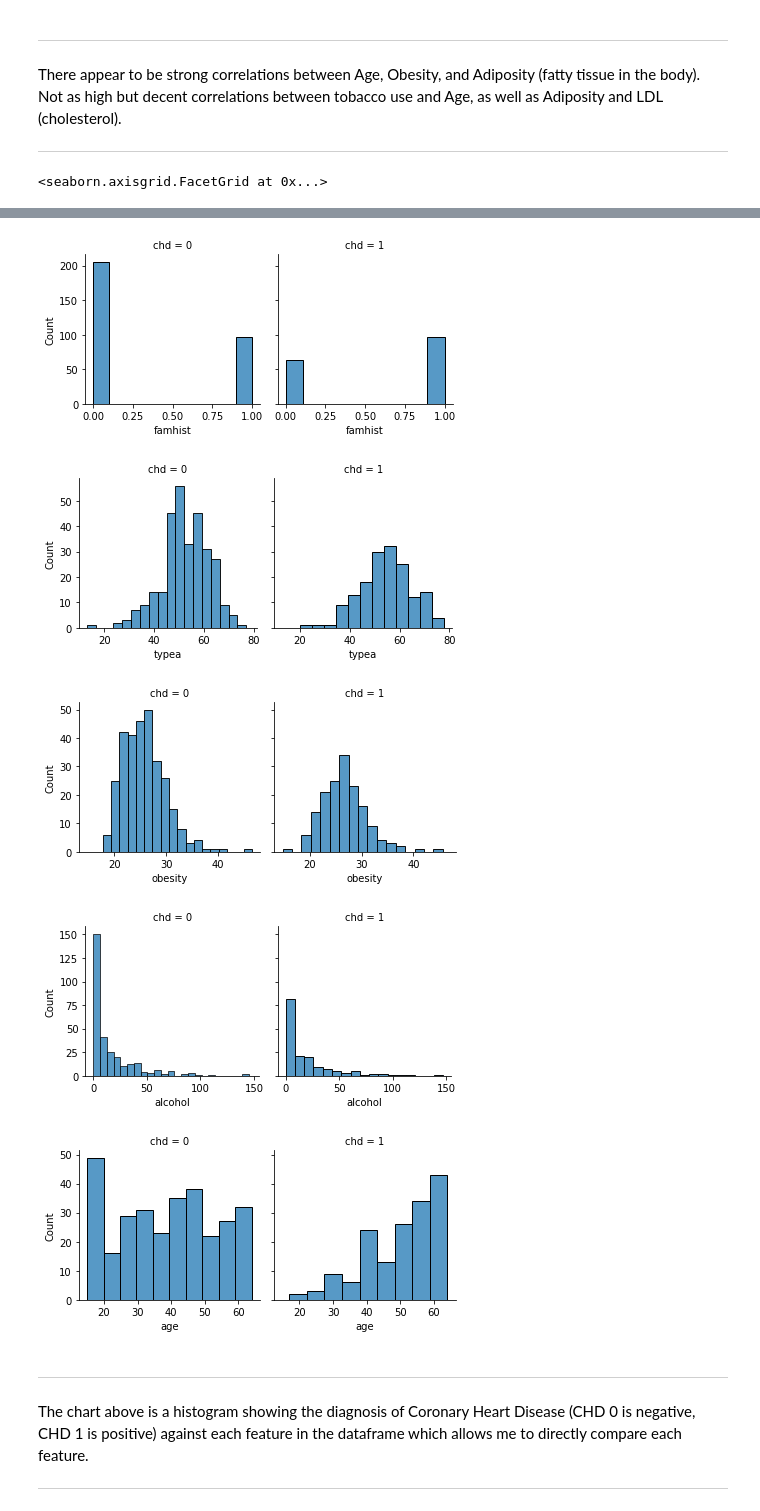
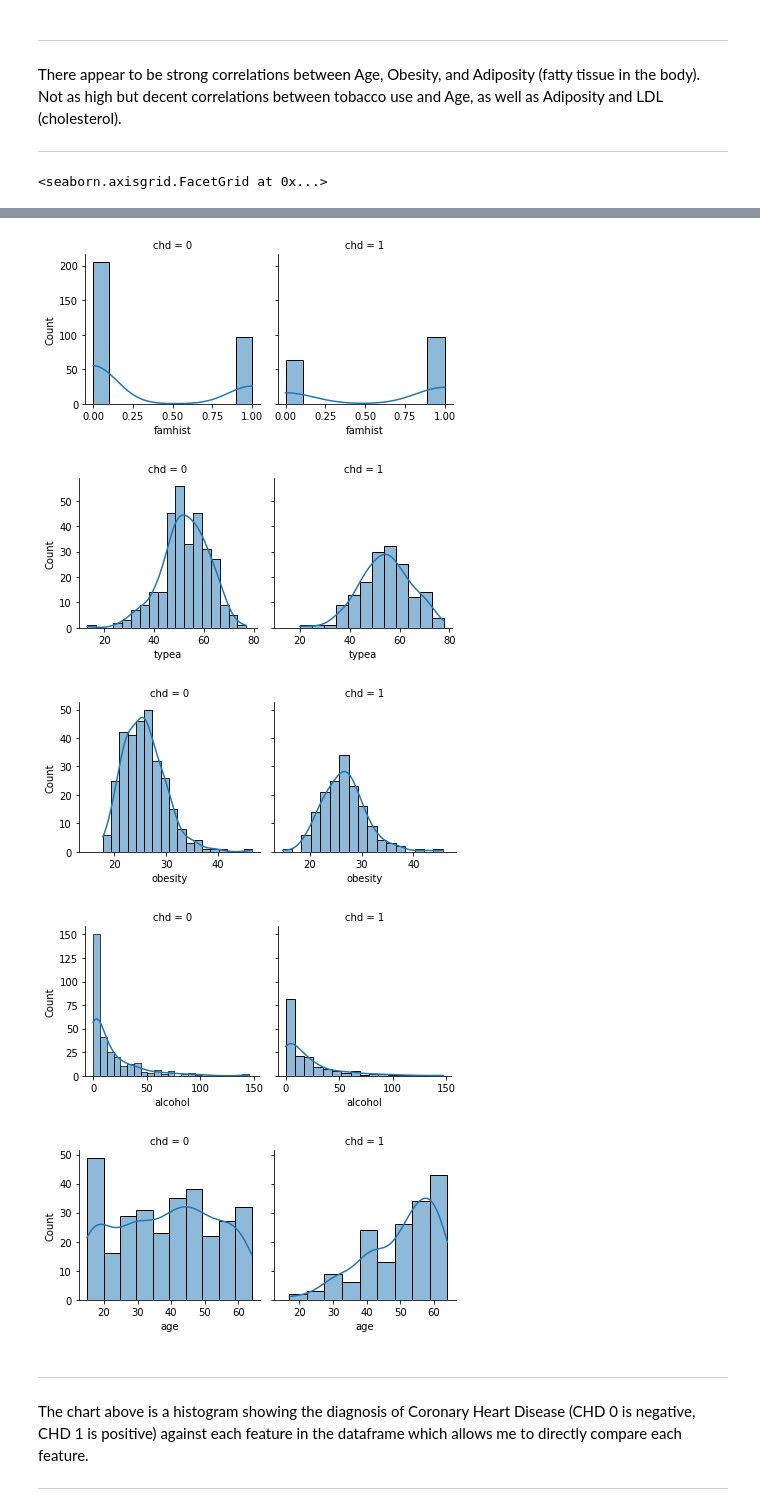
Before and after one commit to sjbriggsdev/cd_finalproject, a Jupyter notebook: Final_Project_Predict_Heart_Disease.ipynb, the cells around one changed output, grey strips where cells are left out. Cells and saved outputs as stored; diff of their text form; code cells hidden in the pictures.

```diff
--- a/Final_Project_Predict_Heart_Disease.ipynb
+++ b/Final_Project_Predict_Heart_Disease.ipynb
@@ -175,30 +181,30 @@ There appear to be strong correlations between Age, Obesity, and Adiposity (fatt
 # a one feature against the others in a meaningful way
 
 fig = sns.FacetGrid(df, col="chd")
-fig.map_dataframe(sns.histplot, x="sbp")
+fig.map_dataframe(sns.histplot, x="sbp", kde=True)
 
 fig = sns.FacetGrid(df, col="chd")
-fig.map_dataframe(sns.histplot, x="tobacco")
+fig.map_dataframe(sns.histplot, x="tobacco", kde=True)
 
 fig = sns.FacetGrid(df, col="chd")
-fig.map_dataframe(sns.histplot, x="ldl")
+fig.map_dataframe(sns.histplot, x="ldl", kde=True)
 
 fig = sns.FacetGrid(df, col="chd")
-fig.map_dataframe(sns.histplot, x="adiposity")
+fig.map_dataframe(sns.histplot, x="adiposity", kde=True)
 
 fig = sns.FacetGrid(df, col="chd")
-fig.map_dataframe(sns.histplot, x="famhist")
+fig.map_dataframe(sns.histplot, x="famhist", kde=True)
 
 fig = sns.FacetGrid(df, col="chd")
-fig.map_dataframe(sns.histplot, x="typea")
+fig.map_dataframe(sns.histplot, x="typea", kde=True)
 
 fig = sns.FacetGrid(df, col="chd")
-fig.map_dataframe(sns.histplot, x="obesity")
+fig.map_dataframe(sns.histplot, x="obesity", kde=True)
 
 fig = sns.FacetGrid(df, col="chd")
-fig.map_dataframe(sns.histplot, x="alcohol")
+fig.map_dataframe(sns.histplot, x="alcohol", kde=True)
 
 fig = sns.FacetGrid(df, col="chd")
-fig.map_dataframe(sns.histplot, x="age")
+fig.map_dataframe(sns.histplot, x="age", kde=True)
 # %% [output]
 <seaborn.axisgrid.FacetGrid at 0x...>
@@ -209,8 +215,8 @@ fig.map_dataframe(sns.histplot, x="age")
-[figure, old version]
+[figure, new version]
-[figure, old version]
+[figure, new version]
-[figure, old version]
+[figure, new version]
-[figure, old version]
+[figure, new version]
-[figure, old version]
+[figure, new version]
 # %% [markdown]
 ---
 
```
Also changed, not shown: parts of 11 cells of this notebook.
